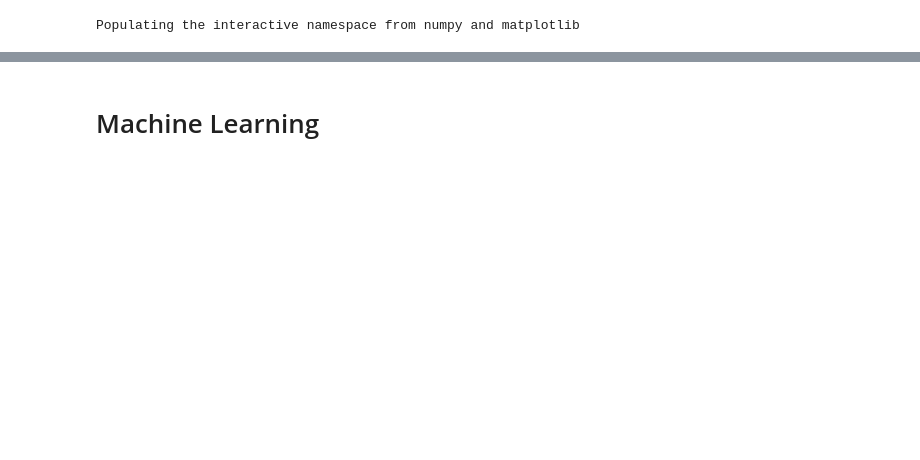
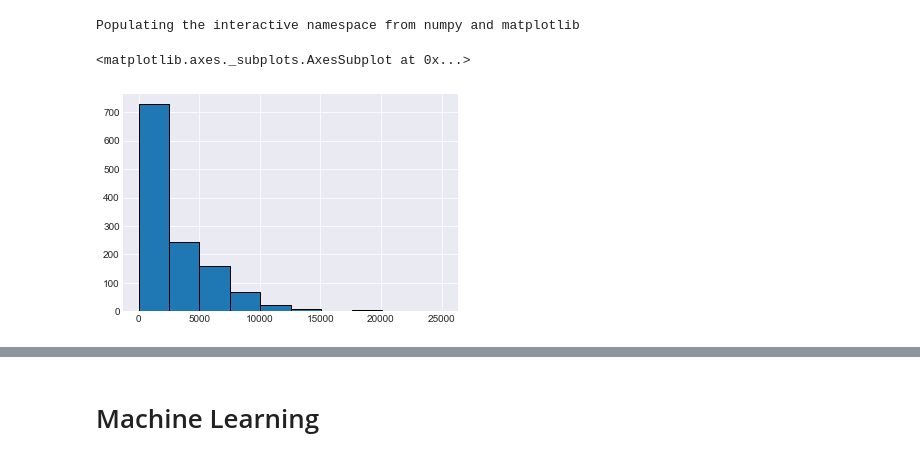
Before and after one commit to snowdj/education-analytics-1, a Jupyter notebook: Student engagement.ipynb, the cells around one changed output, grey strips where cells are left out. Saved outputs shown, nothing was run; the diff lists cells and outputs as text; code cells hidden in the pictures; blank space fills up the shorter version.

```diff
--- a/Student engagement.ipynb
+++ b/Student engagement.ipynb
@@ -1,6 +1,8 @@
 # %%
 import pandas as pd
 import numpy as np
+import seaborn as sns
+sns.set_style("dark")
 
 %pylab inline
 # %% [output]
@@ -16,3 +18,9 @@ udacity_accts = set(enrollments[enrollments['is_udacity'] == True]['account_key'
 enrollments = enrollments[enrollments['is_udacity'] == False]
 engagements = engagements[~engagements['account_key'].isin(udacity_accts)]
 submissions = submissions[~submissions['account_key'].isin(udacity_accts)]
+# %%
+# Histogram of total minutes visited per student
+engagements.groupby('account_key').sum().total_minutes_visited.hist(edgecolor='black')
+# %% [output]
+<matplotlib.axes._subplots.AxesSubplot at 0x...>
+[figure, added]
```
Also changed, not shown: parts of 6 cells of this notebook.
